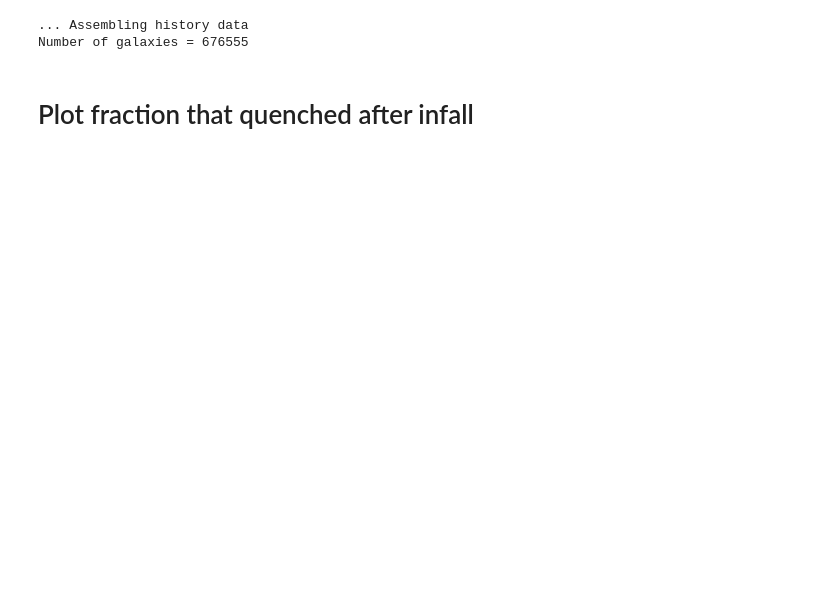
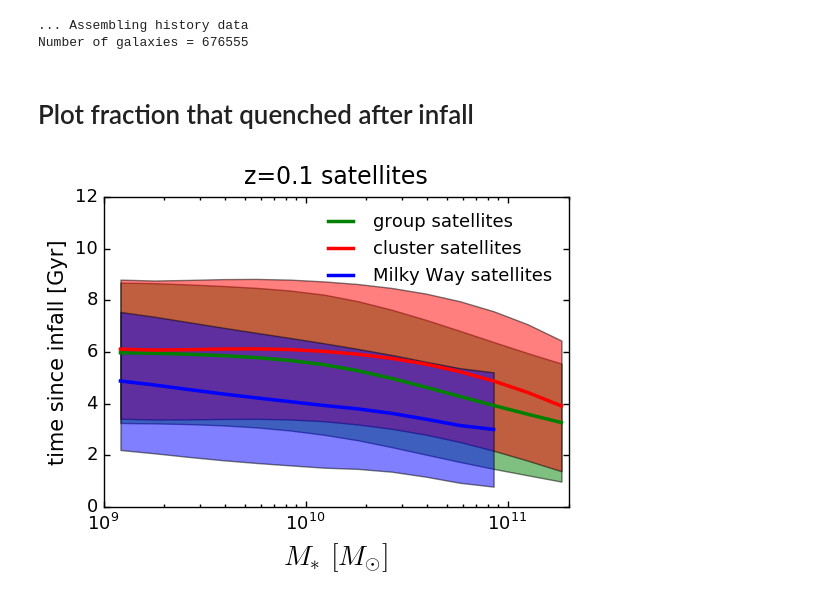
Before and after one commit to aphearin/time_evolving_cam_utils, a Jupyter notebook: compare_infall_times.ipynb, the cells around one changed output. Cells and saved outputs as stored; diff of their text form; code cells hidden in the pictures; blank space fills up the shorter version.

Commit message:
Updated ssfr_at_infall_comparison.pdf and infall_time_comparison.pdf after bringing them into master using compare_infall_times.ipynb notebook

```diff
--- a/compare_infall_times.ipynb
+++ b/compare_infall_times.ipynb
@@ -37,12 +37,10 @@ histories['ssfr_at_infall'] = ssfr_at_infall(histories['sfr_mp'].data,
 # %%
 satmask = (histories['gal_type'] == 'satellite') | (histories['gal_type'] == 'orphan')
 sats = histories[satmask]
-cenmask = (histories['gal_type'] == 'central')
+cenmask = histories['gal_type'] == 'central'
 cens = histories[cenmask]
 
-# idxA, idxB = crossmatch(sats['halo_upid'], histories['halo_id'])
-# sats['host_mpeak'][idxA] = histories['halo_mpeak'][idxB]
-# histories['host_mpeak'][satmask] = sats['host_mpeak']
-
-# quenched_satmask = np.log10(sats['sfr']/sats['stellar_mass']) < -11
-# quenched_sats = sats[quenched_satmask]
+from halotools.utils import crossmatch
+idxA, idxB = crossmatch(sats['halo_upid'], histories['halo_id'])
+sats['host_mpeak'][idxA] = histories['halo_mpeak'][idxB]
+histories['host_mpeak'][satmask] = sats['host_mpeak']
@@ -92,37 +105,45 @@ for i, sm_low, sm_high in zip(range(len(sm_bins)-1), sm_bins[0:-1], sm_bins[1:])
 # %%
 from scipy.signal import savgol_filter
 
 fig = plt.figure()
 ax = fig.add_subplot(111)
 
 xlabel = ax.set_xlabel(r'$M_{\ast}$ $[M_{\odot}]$', fontsize=20)
-ylabel = ax.set_ylabel(r'$\langle t_{\rm lookback}^{\rm infall}\rangle$  ${\rm [Gyr]}$', fontsize=17)
-title = ax.set_title('z=0 satellites', fontsize=20, y=1.02) # y param fixes an overhanging title
+ylabel = ax.set_ylabel('time since infall [Gyr]', fontsize=15)
+title = ax.set_title('z=0.1 satellites', fontsize=17, y=1.02) # y param fixes an overhanging title
 
-ax.plot(sm_mids, savgol_filter(cosmic_age_array[-1] - infall_time_cluster, 13, 5), color='red',
+ax.plot(sm_mids, savgol_filter(t_today - infall_time_group, 13, 5), color='green',
+        linewidth=2.5, label = "group satellites")
+y1_group = savgol_filter(t_today - infall_time_group - infall_time_group_variance, 13, 5)
+y2_group = savgol_filter(t_today - infall_time_group + infall_time_group_variance, 13, 5)
+ax.fill_between(sm_mids, y1_group, y2_group, facecolor='green', alpha=0.5)
+
+ax.plot(sm_mids, savgol_filter(t_today - infall_time_cluster, 13, 5), color='red',
         linewidth=2.5, label = "cluster satellites")
+y1_cluster = savgol_filter(t_today - infall_time_cluster - infall_time_cluster_variance, 13, 5)
+y2_cluster = savgol_filter(t_today - infall_time_cluster + infall_time_cluster_variance, 13, 5)
+ax.fill_between(sm_mids, y1_cluster, y2_cluster, facecolor='red', alpha=0.5)
 
-ax.plot(sm_mids, savgol_filter(cosmic_age_array[-1] - infall_time_group, 13, 5), color='green',
-        linewidth=2.5, label = "group satellites")
+last_idx = -2
+ax.plot(sm_mids[:last_idx], savgol_filter(t_today - infall_time_milky_way, 13, 5)[:last_idx], color='blue',
+        linewidth=2.5, label = "Milky Way satellites")
+y1_milky_way = savgol_filter(t_today - infall_time_milky_way - infall_time_milky_way_variance, 13, 5)[:last_idx]
+y2_milky_way = savgol_filter(t_today - infall_time_milky_way + infall_time_milky_way_variance, 13, 5)[:last_idx]
+ax.fill_between(sm_mids[:last_idx], y1_milky_way, y2_milky_way, facecolor='blue', alpha=0.5)
 
-y1 = savgol_filter(cosmic_age_array[-1] - infall_time - infall_time_variance, 13, 5)
-y2 = savgol_filter(cosmic_age_array[-1] - infall_time + infall_time_variance, 13, 5)
-ax.fill_between(sm_mids, y1, y2, facecolor='gray', alpha=0.5)
-
-ax.plot(sm_mids[:-3], savgol_filter(cosmic_age_array[-1] - infall_time_milky_way, 13, 5)[:-3], color='blue',
-        linewidth=2.5, label = "Milky Way satellites")
-
-plt.tick_params(axis='x', length=8, width=1, which='major')
-plt.tick_params(axis='x', length=4, width=1, which='minor')
-plt.tick_params(axis='y', length=6, width=1, which='major')
+plt.tick_params(axis='x', length=4, width=1, which='major')
+plt.tick_params(axis='x', length=2, width=1, which='minor')
+plt.tick_params(axis='y', length=4, width=1, which='major')
 plt.xscale('log')
-plt.xticks(fontsize=17)
-plt.yticks(fontsize=17)
-plt.xlim(xmin = 10**9.55, xmax=3*10**11)
+plt.xticks(fontsize=13)
+plt.yticks(fontsize=13)
+plt.xlim(xmin = 10**9, xmax=2*10**11)
 plt.ylim(ymin = 0, ymax = 12)
-plt.legend(frameon=False, loc='upper right', fontsize=15)
+plt.legend(frameon=False, loc='upper right', fontsize=13)
 
 fig.savefig('FIGS/infall_time_comparison.pdf', bbox_extra_artists=[xlabel, ylabel], bbox_inches='tight')
+# %% [output]
+[figure, added]
 # %%
 fig = plt.figure()
 ax = fig.add_subplot(111)
```
Also changed, not shown: parts of 4 cells of this notebook, 2 other files.
